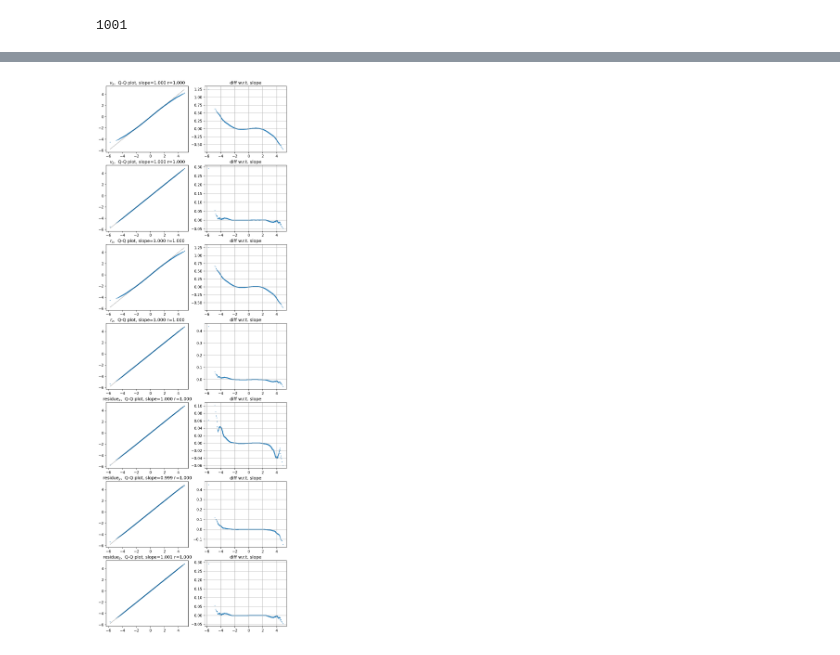
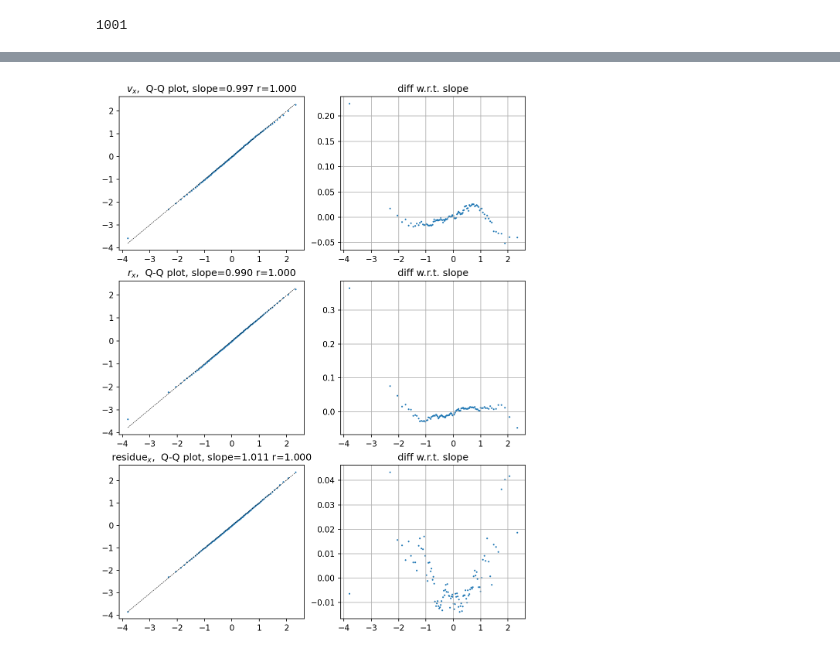
Before and after one commit to ashmat98/LJ-magnetic, a Jupyter notebook: tasks/beta_omega/analyse.ipynb, the cells around one changed output, grey strips where cells are left out. Drawn from its saved outputs; the diff is of its cells as text; code cells hidden in the pictures.

```diff
--- a/tasks/beta_omega/analyse.ipynb
+++ b/tasks/beta_omega/analyse.ipynb
@@ -186,29 +212,39 @@ NormaltestResult(statistic=772.4643481867963, pvalue=1.8259885828406156e-168)
+# %%
+# plot_data = (
+#     [standartize(vs[0]), standartize(vs[2]), standartize(rs[0]), standartize(rs[2]), residue[0], residue[1], residue[2]],
+#     ["$v_x$", "$v_z$", "$r_x$", "$r_z$", "residue${}_x$", "residue${}_y$", "residue${}_z$"]
+# )
+
+N_ = 10**7
+
+plot_data = (
+    [np.random.choice(x, N_, replace=False) for x in
+     [standartize(vs[0]), standartize(rs[0]), residue[0]]],
+    ["$v_x$", "$r_x$","residue${}_x$"]
+)
+# %%
+import pickle
+with open("QQ-data.pkl", "wb") as f:
+    pickle.dump(plot_data, f)
 # %%
 sp=100
-plot_data = (
-    [standartize(vs[0]), standartize(vs[2]), standartize(rs[0]), standartize(rs[2]), residue[0], residue[1], residue[2]],
-    ["$v_x$", "$v_z$", "$r_x$", "$r_z$", "residue${}_x$", "residue${}_y$", "residue${}_z$"]
-)
-# plot_data = (
-#     [standartize(vs[0]), standartize(vs[2])],
-#     ["$v_x$", "$v_z$"]
-# )
 n_ = len(plot_data[0])
 i_ = 1
 plt.figure(figsize=(8,3 * n_))
 for points, title in zip(*plot_data):
+
     ((osm, osr), (slope, intercept, _r)) = probplot(points, dist="norm",)
 
     plt.subplot(n_, 2, i_);i_+=1
     plt.scatter(osm[::sp], osr[::sp], s=1)
     plt.plot(osm[::sp], osm[::sp] * slope + intercept, ls="--", c="k", lw=0.51)
     plt.title(title+",  "+f"Q-Q plot, slope={slope:0.3f} r={_r:0.3f}");
 
     plt.subplot(n_, 2, i_);i_+=1
     plt.title("diff w.r.t. slope")
     plt.scatter(osm[::sp], osr[::sp]-(osm[::sp] * slope + intercept), s=1)
     plt.grid()
 
 plt.subplots_adjust(bottom=0, right=1, top=1)
 # %% [output]
-[figure, old version]
+[figure, new version]
```
Also changed, not shown: parts of 9 cells of this notebook, 27 other files.
